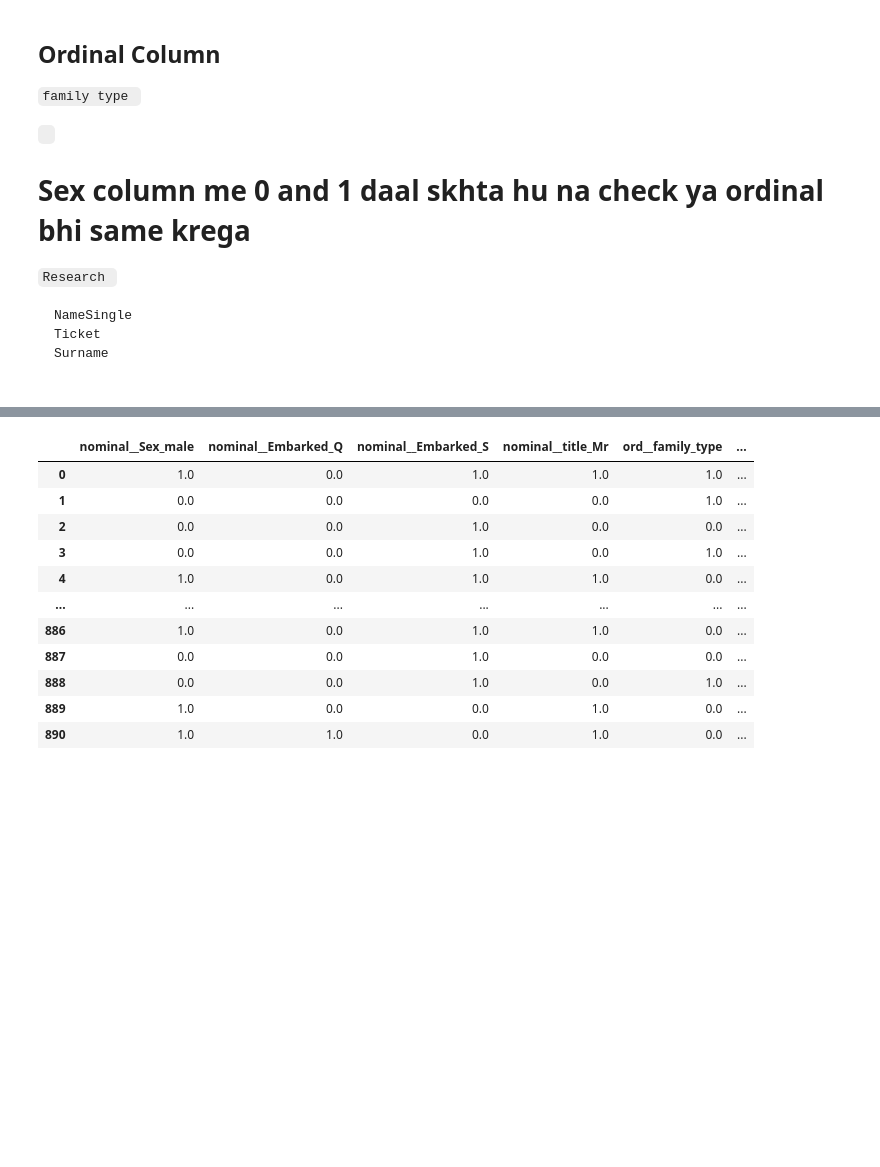
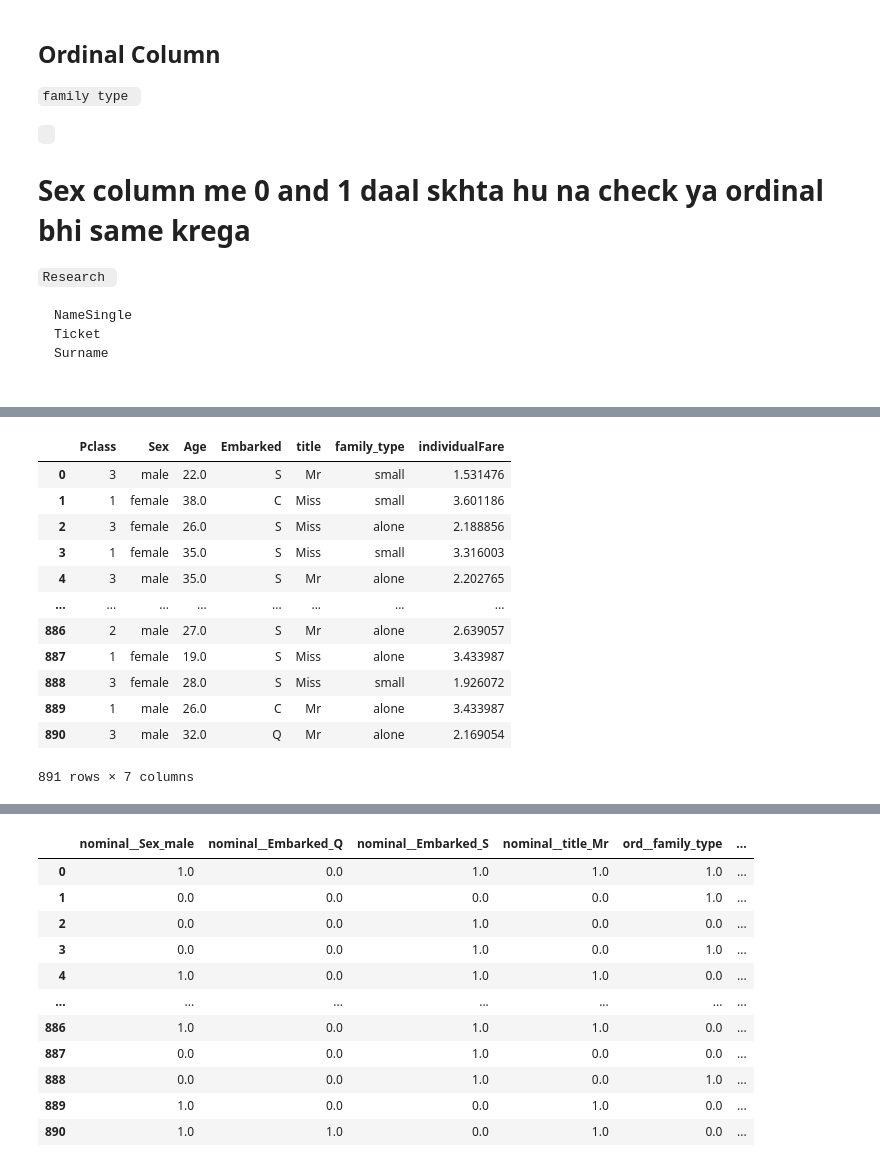
Before and after one commit to Vishalkumar800/Titanic-Dataset-Cleaning-and-EDA-, a Jupyter notebook: complete_titanic_model_ai.ipynb, the cells around one changed output, grey strips where cells are left out. Drawn from its saved outputs; the diff is of its cells as text; code cells hidden in the pictures; blank space fills up the shorter version.

```diff
--- a/complete_titanic_model_ai.ipynb
+++ b/complete_titanic_model_ai.ipynb
@@ -362,0 +385,16 @@ x_test = data_test.drop(drop_cols , axis=1)
+# %%
+x
+# %% [output]
+|  | Pclass | Sex | Age | Embarked | title | family_type | individualFare |
+| 0 | 3 | male | 22.0 | S | Mr | small | 1.531476 |
+| 1 | 1 | female | 38.0 | C | Miss | small | 3.601186 |
+| 2 | 3 | female | 26.0 | S | Miss | alone | 2.188856 |
+| 3 | 1 | female | 35.0 | S | Miss | small | 3.316003 |
+| 4 | 3 | male | 35.0 | S | Mr | alone | 2.202765 |
+| ... | ... | ... | ... | ... | ... | ... | ... |
+| 886 | 2 | male | 27.0 | S | Mr | alone | 2.639057 |
+| 887 | 1 | female | 19.0 | S | Miss | alone | 3.433987 |
+| 888 | 3 | female | 28.0 | S | Miss | small | 1.926072 |
+| 889 | 1 | male | 26.0 | C | Mr | alone | 3.433987 |
+| 890 | 3 | male | 32.0 | Q | Mr | alone | 2.169054 |
+891 rows × 7 columns
```
Also changed, not shown: parts of 9 cells of this notebook.
